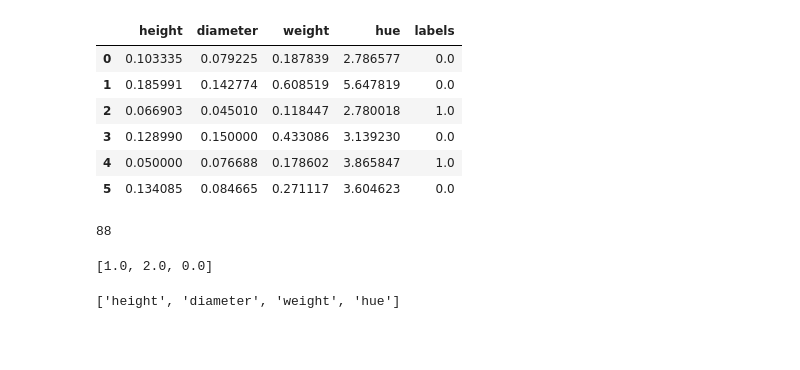
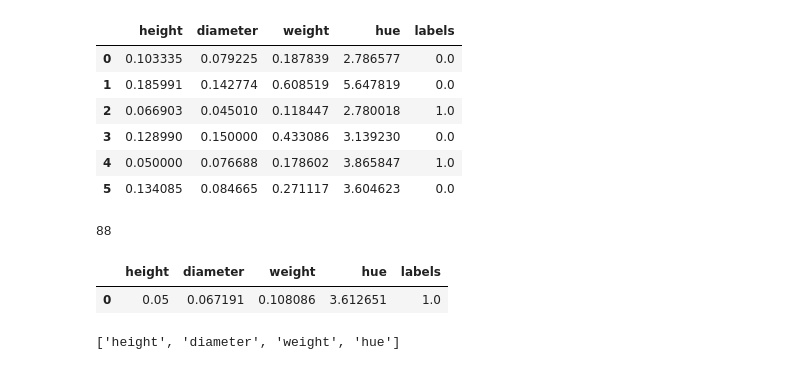
Before and after one commit to Shiska07/Spring_23_Projects, a Jupyter notebook: Machine_Learning/hw2/hw2_dtree.ipynb, the cells around one changed output. Cells and saved outputs as stored; diff of their text form; code cells hidden in the pictures; blank space fills up the shorter version.

```diff
--- a/Machine_Learning/hw2/hw2_dtree.ipynb
+++ b/Machine_Learning/hw2/hw2_dtree.ipynb
@@ -146,10 +146,12 @@ df_test
 df_train[df_train['height'] < 0.15]['height'].count()
 # %% [output]
 88
-# %%
-df_train['labels'].unique().tolist()
-# %% [output]
-[1.0, 2.0, 0.0]
+# %%
+single_samp_df = pd.DataFrame(df_train.values[0].reshape(1, len(df_train.columns)), columns = df_train.columns)
+single_samp_df
+# %% [output]
+|  | height | diameter | weight | hue | labels |
+| 0 | 0.05 | 0.067191 | 0.108086 | 3.612651 | 1.0 |
 # %%
 list(df_train.columns[:-1])
 # %% [output]
```
Also changed, not shown: 1 other file.
